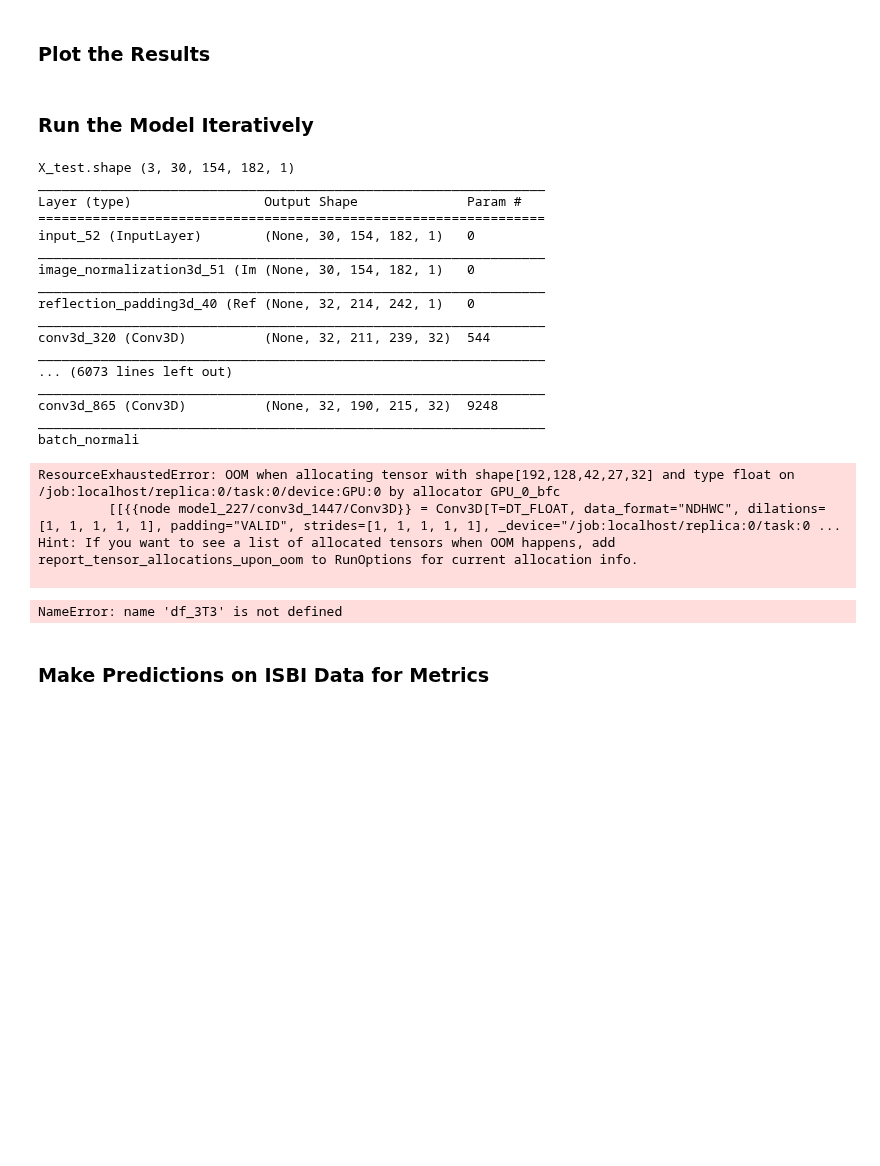
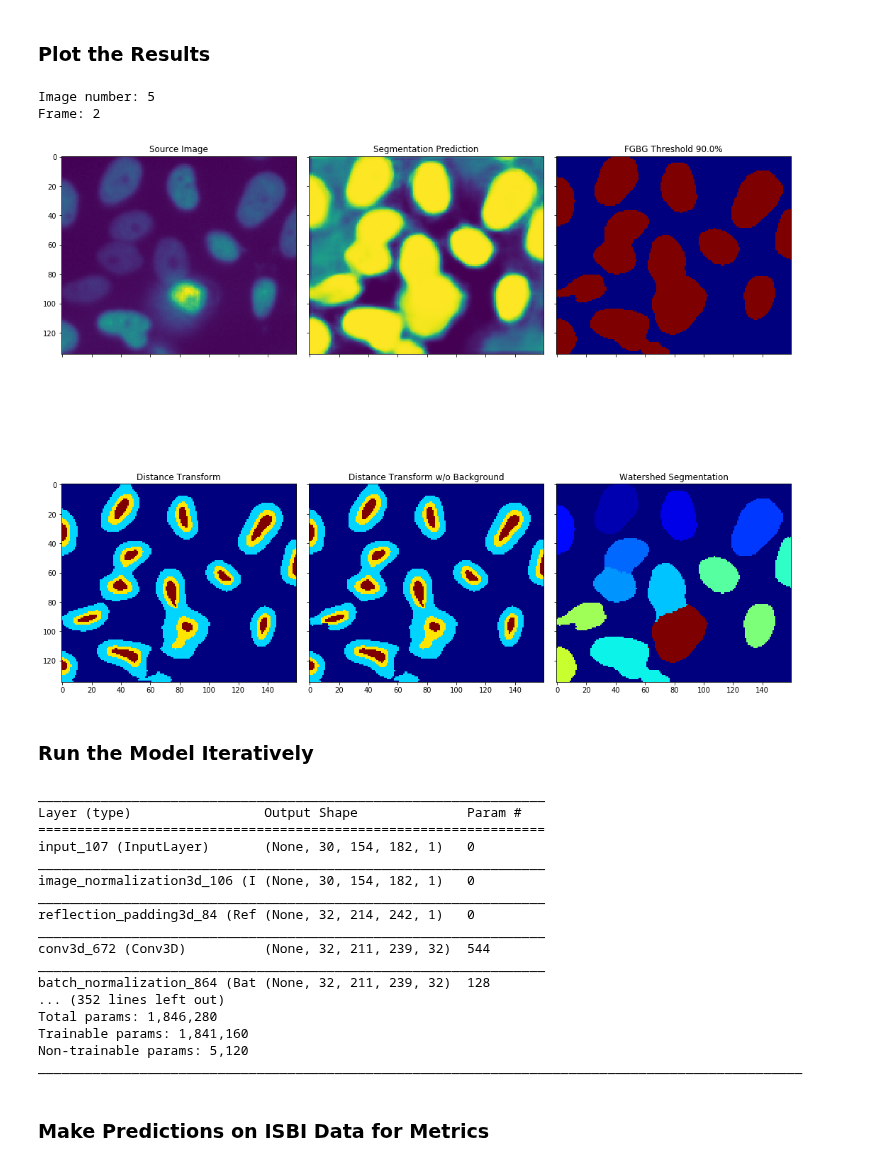
Before and after one commit to rikuturkki/deepcell-tf, a Jupyter notebook: scripts/recurr_gru/ComparisonSegmentationFullyConv.ipynb, the cells around one changed output. Cells and saved outputs as stored; diff of their text form; code cells hidden in the pictures; blank space fills up the shorter version.

```diff
--- a/scripts/recurr_gru/ComparisonSegmentationFullyConv.ipynb
+++ b/scripts/recurr_gru/ComparisonSegmentationFullyConv.ipynb
@@ -253,13 +253,13 @@ def feature_net_3D(receptive_field=61,
     x.append(BatchNormalization(axis=channel_axis)(x[-1]))
     x.append(Activation('relu')(x[-1]))
 
-    if gru == True:
-        x.append(ConvGRU2D(filters=n_conv_filters, kernel_size=(gru_kernel_size, gru_kernel_size),
+    if gru is True:
+        x.append(ConvGRU2D(filters=n_conv_filters, kernel_size=gru_kernel_size,
                             padding='same', kernel_initializer=init, activation='relu',
                             kernel_regularizer=l2(reg), return_sequences=True)(x[-1]))
         x.append(BatchNormalization(axis=channel_axis)(x[-1]))
         # x.append(Activation('relu')(x[-1]))
-        x.append(ConvGRU2D(filters=n_conv_filters, kernel_size=(gru_kernel_size +2, gru_kernel_size +2),
+        x.append(ConvGRU2D(filters=n_conv_filters, kernel_size=gru_kernel_size+2,
                             padding='same', kernel_initializer=init, activation='relu',
                             kernel_regularizer=l2(reg), return_sequences=True)(x[-1]))
         x.append(BatchNormalization(axis=channel_axis)(x[-1]))
@@ -577,10 +581,11 @@ fgbg_model = feature_net_skip_3D(
         last_only=False,
         norm_method=norm_method)
 
-fgbg_model.load_weights('/data/models/trackingSEG_stacked_conv_gru_fgbg_model.h5')
+fgbg_model.load_weights('/data/models/trackingSEG_cropped_conv_gru_fgbg_model.h5')
 
 
 watershed_model = feature_net_skip_3D(
+        fgbg_model=fgbg_model,
         receptive_field=receptive_field,
         n_skips=n_skips,
         n_features=4,  # (background edge, interior edge, cell interior, background)
@@ -594,7 +599,7 @@ watershed_model = feature_net_skip_3D(
         input_shape=tuple(X_test.shape[1:]),
         norm_method=norm_method)
 
-watershed_model.load_weights('/data/models/trackingSEG_stacked_conv_gru_watershed_model.h5')
+watershed_model.load_weights('/data/models/trackingSEG_cropped_conv_gru_watershed_model_33.h5')
 # %% [output]
 _________________________________________________________________
 Layer (type)                 Output Shape              Param #
@@ -641,7 +646,7 @@ watershed argmax shape: (6, 30, 135, 160, 1)
 # %%
 # threshold the foreground/background
 # and remove background from watershed transform
-threshold = 0.95
+threshold = 0.9
 fg_thresh = test_images_fgbg[..., 1] > threshold
 
 fg_thresh = np.expand_dims(fg_thresh.astype('int16'), axis=-1)
@@ -650,6 +655,7 @@ argmax_images_post_fgbg = argmax_images * fg_thresh
 # Apply watershed method with the distance transform as seed
 from skimage.measure import label
 from skimage.morphology import watershed
+from skimage.morphology import remove_small_objects
 from skimage.feature import peak_local_max
 
 watershed_images = []
@@ -665,6 +671,7 @@ for i in range(argmax_images_post_fgbg.shape[0]):
     watershed_images.append(segments)
 
 watershed_images = np.array(watershed_images)
+watershed_images = remove_small_objects(watershed_images[:, :, :, :].astype('uint16'), min_size=400)
 watershed_images = np.expand_dims(watershed_images, axis=-1)
 # %% [markdown]
 ### Plot the Results
@@ -672,34 +679,40 @@ watershed_images = np.expand_dims(watershed_images, axis=-1)
 import matplotlib.pyplot as plt
 %matplotlib inline
 
-index = np.random.randint(low=0, high=6)
+index = 5 #np.random.randint(low=0, high=6)
 frame = np.random.randint(low=0, high=X_test.shape[1])
 print('Image number:', index)
+print('Frame:', frame)
+
 
 fig, axes = plt.subplots(ncols=3, nrows=2, figsize=(15, 15), sharex=True, sharey=True)
 ax = axes.ravel()
 
 ax[0].imshow(X_test[index, frame, ..., 0])
 ax[0].set_title('Source Image')
 
 ax[1].imshow(test_images_fgbg[index, frame, ..., 1])
 ax[1].set_title('Segmentation Prediction')
 
 ax[2].imshow(fg_thresh[index, frame, ..., 0], cmap='jet')
 ax[2].set_title('FGBG Threshold {}%'.format(threshold * 100))
 
 ax[3].imshow(argmax_images[index, frame, ..., 0], cmap='jet')
 ax[3].set_title('Distance Transform')
 
 ax[4].imshow(argmax_images_post_fgbg[index, frame, ..., 0], cmap='jet')
 ax[4].set_title('Distance Transform w/o Background')
 
 ax[5].imshow(watershed_images[index, frame, ..., 0], cmap='jet')
 ax[5].set_title('Watershed Segmentation')
 
 fig.tight_layout()
 plt.show()
 # plt.savefig('test.png')
+# %% [output]
+Image number: 5
+Frame: 2
+[figure, added]
 # %% [markdown]
 ### Run the Model Iteratively
 # %%
@@ -770,28 +784,27 @@ from skimage.measure import label
 from skimage.morphology import watershed
 from skimage.feature import peak_local_max
 
-CELL_TYPE_NAME = ['3T3', 'HEK293', 'HeLa']
-#CELL_TYPE_NAME = ['3T3', 'HEK293', 'HeLa', 'RAW264']
+# CELL_TYPE_NAME = ['3T3', 'HEK293', 'HeLa']
+CELL_TYPE_NAME = ['3T3', 'HEK293', 'HeLa', 'RAW264']
 
 # threshold the foreground/background
 # and remove back ground from edge transform
-threshold = 0.5
+threshold = 0.9
 Lstats_AllDatasets = []
 # Go through each Dataset (3T3, HEK293, HeLa, RAW264.7)
 for set_num, dataset in enumerate(raw_trks_files):
     # Load the trk file
     trks = load_trks(dataset)
     lineages, raw, tracked = trks['lineages'], trks['X'], trks['y']
+    fgbg_model, watershed_model = test_gru(trks['X'])
     # Create an array for the new annotations
     y_new = np.zeros(tracked.shape)
     Lstats = []
     # Go through each batch (movie) in each dataset
     # Predict on the raw data
-    for j in range(0, len(trks['y']), 3):
-        top = min(j+3, len(trks['y']))
-        X_test, y_test = trks['X'][j:top, ...], trks['y'][j:top,...]
+    for j in range(len(trks['y'])):
+        X_test, y_test = trks['X'][j:j+1, ...], trks['y'][j:j+1,...]
         print("X_test.shape", X_test.shape)
-        fgbg_model, watershed_model = test_gru(X_test)
         test_images = watershed_model.predict(X_test)[-1]
         test_images_fgbg = fgbg_model.predict(X_test)[-1]
         # Postprocessing
@@ -820,10 +833,10 @@ for set_num, dataset in enumerate(raw_trks_files):
         watershed_images = np.expand_dims(watershed_images, axis=-1)
         print("watershed_images.shape", watershed_images.shape)
         # Accuracy from metrics package
-        batch_num = i / 6
+        batch_num = j
         filename = CELL_TYPE_NAME[set_num] + BASE_NAME + '{}'.format(batch_num)
         # Remove small objects from GT for comparison
-        small_objects_threshold=100
+        small_objects_threshold=400
         GT_image = remove_small_objects(tracked[j:top, :, :, :, 0].astype('uint16'), min_size=small_objects_threshold)
         print("GT_image.shape", GT_image.shape)
         #GT_image = tracked[batch_num, :, :, :, :].astype('uint16')
@@ -835,33 +848,29 @@ for set_num, dataset in enumerate(raw_trks_files):
 df_3T3    = pd.concat(Lstats_AllDatasets[0])
 df_HEK293 = pd.concat(Lstats_AllDatasets[1])
 df_HeLa   = pd.concat(Lstats_AllDatasets[2])
-# df_RAW264 = pd.concat(Lstats_AllDatasets[3])
+df_RAW264 = pd.concat(Lstats_AllDatasets[3])
 # %% [output]
-X_test.shape (3, 30, 154, 182, 1)
 _________________________________________________________________
 Layer (type)                 Output Shape              Param #
 =================================================================
-input_52 (InputLayer)        (None, 30, 154, 182, 1)   0
+input_107 (InputLayer)       (None, 30, 154, 182, 1)   0
 _________________________________________________________________
-image_normalization3d_51 (Im (None, 30, 154, 182, 1)   0
+image_normalization3d_106 (I (None, 30, 154, 182, 1)   0
 _________________________________________________________________
-reflection_padding3d_40 (Ref (None, 32, 214, 242, 1)   0
+reflection_padding3d_84 (Ref (None, 32, 214, 242, 1)   0
 _________________________________________________________________
-conv3d_320 (Conv3D)          (None, 32, 211, 239, 32)  544
+conv3d_672 (Conv3D)          (None, 32, 211, 239, 32)  544
 _________________________________________________________________
-... (6073 lines left out)
-_________________________________________________________________
-conv3d_865 (Conv3D)          (None, 32, 190, 215, 32)  9248
-_________________________________________________________________
-batch_normali
+batch_normalization_864 (Bat (None, 32, 211, 239, 32)  128
+... (352 lines left out)
+Total params: 1,846,280
+Trainable params: 1,841,160
+Non-trainable params: 5,120
+__________________________________________________________________________________________________
-ResourceExhaustedError: OOM when allocating tensor with shape[192,128,42,27,32] and type float on /job:localhost/replica:0/task:0/device:GPU:0 by allocator GPU_0_bfc
-         [[{{node model_227/conv3d_1447/Conv3D}} = Conv3D[T=DT_FLOAT, data_format="NDHWC", dilations=[1, 1, 1, 1, 1], padding="VALID", strides=[1, 1, 1, 1, 1], _device="/job:localhost/replica:0/task:0 ...
-Hint: If you want to see a list of allocated tensors when OOM happens, add report_tensor_allocations_upon_oom to RunOptions for current allocation info.
-
 # %%
-CELL_TYPE_DF = [df_3T3, df_HEK293, df_HeLa]
+# CELL_TYPE_DF = [df_3T3, df_HEK293, df_HeLa]
 
-# CELL_TYPE_DF = [df_3T3, df_HEK293, df_HeLa, df_RAW264]
+CELL_TYPE_DF = [df_3T3, df_HEK293, df_HeLa, df_RAW264]
 
 for cell_type, df in zip(CELL_TYPE_NAME, CELL_TYPE_DF):
     print('\n')
@@ -891,8 +900,6 @@ for cell_type, df in zip(CELL_TYPE_NAME, CELL_TYPE_DF):
     print('Recall: ', recall)
     print('Precision: ', precision)
     print('Average Jaccard Index: ', jaccard)
-# %% [output]
-NameError: name 'df_3T3' is not defined
 # %% [markdown]
 ### Make Predictions on ISBI Data for Metrics
 # %%
```
Also changed, not shown: parts of 9 cells of this notebook.
